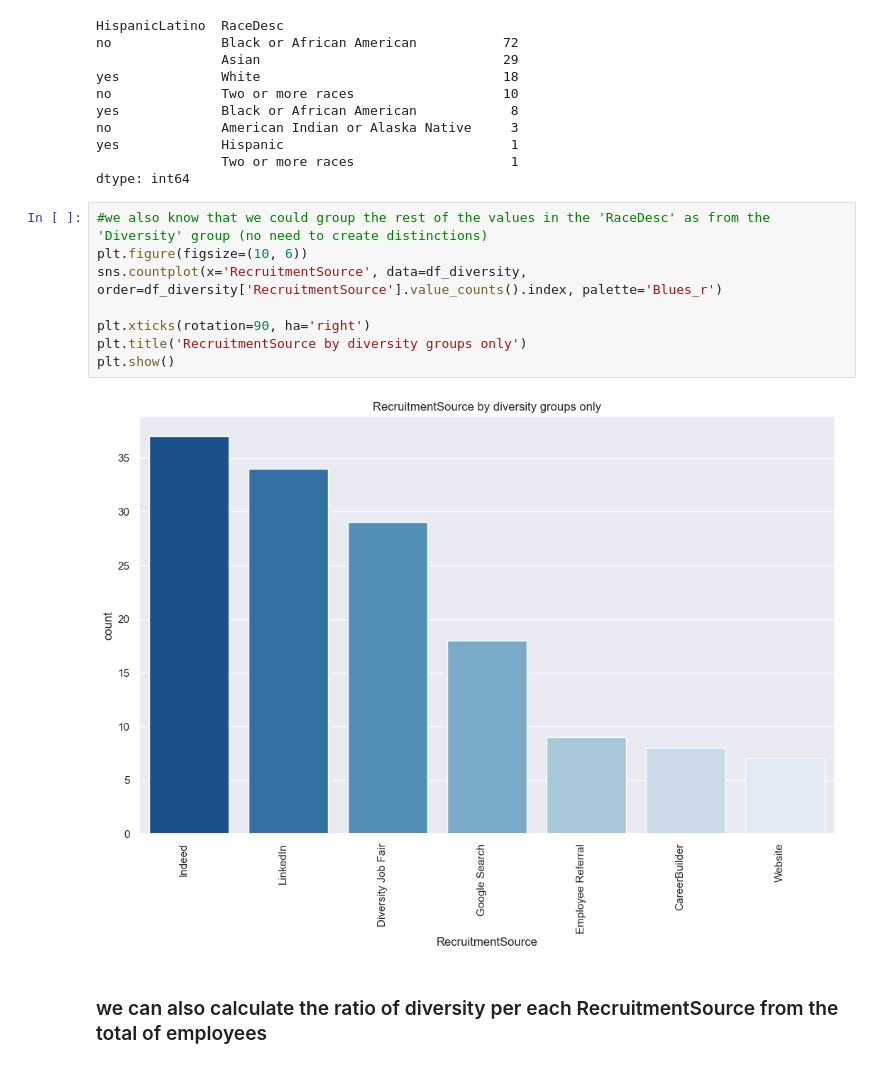
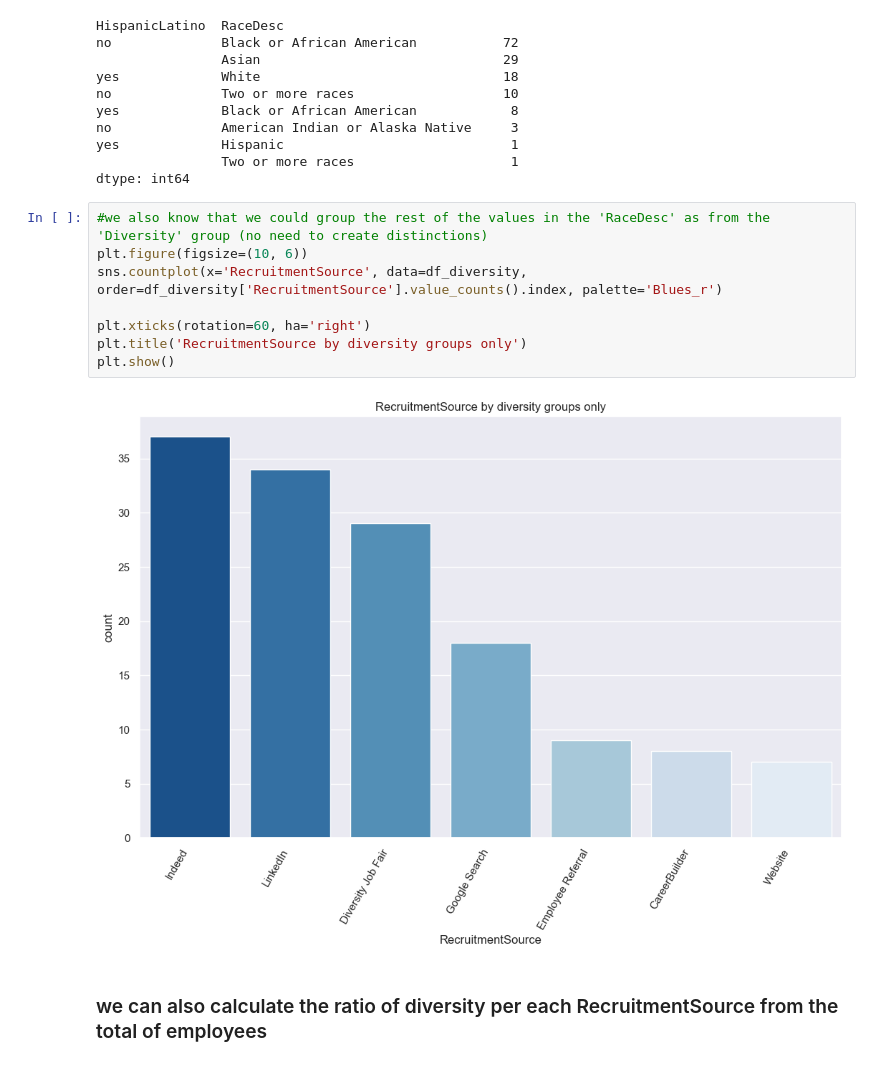
Before and after one commit to PaulBeBo/HackathonHR, a Jupyter notebook: scripts/HackathonHR_Paul.ipynb, the cells around one changed output. Saved outputs shown, nothing was run; the diff lists cells and outputs as text.

```diff
--- a/scripts/HackathonHR_Paul.ipynb
+++ b/scripts/HackathonHR_Paul.ipynb
@@ -272,13 +272,13 @@ dtype: int64
 # %%
 #we also know that we could group the rest of the values in the 'RaceDesc' as from the 'Diversity' group (no need to create distinctions)
 plt.figure(figsize=(10, 6))
 sns.countplot(x='RecruitmentSource', data=df_diversity, order=df_diversity['RecruitmentSource'].value_counts().index, palette='Blues_r')
 
-plt.xticks(rotation=90, ha='right')
+plt.xticks(rotation=60, ha='right')
 plt.title('RecruitmentSource by diversity groups only')
 plt.show()
 # %% [output]
-[figure, old version]
+[figure, new version]
 # %% [markdown]
 ### we can also calculate the ratio of diversity per each RecruitmentSource from the total of employees
 # %%
```
Also changed, not shown: parts of 16 cells of this notebook.
